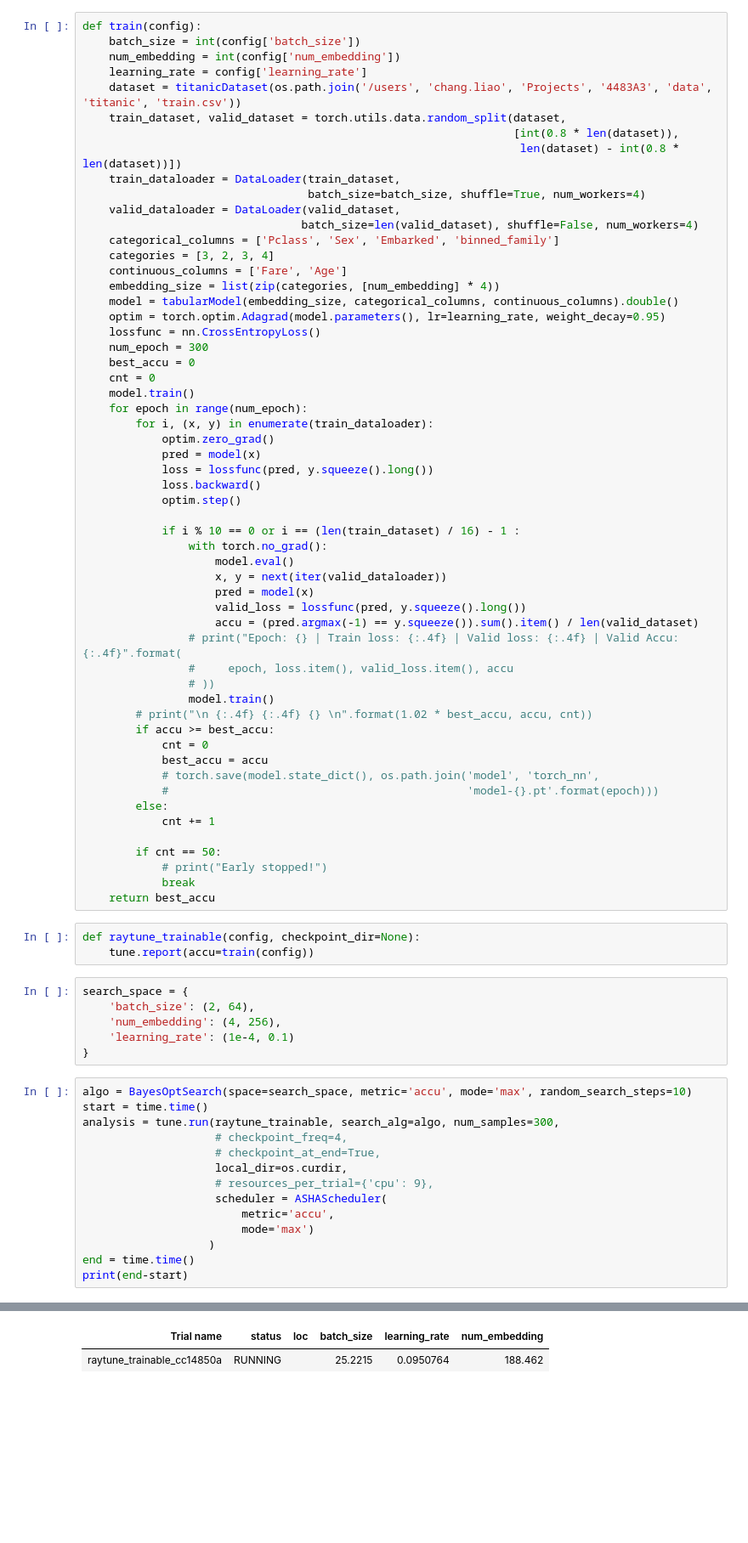
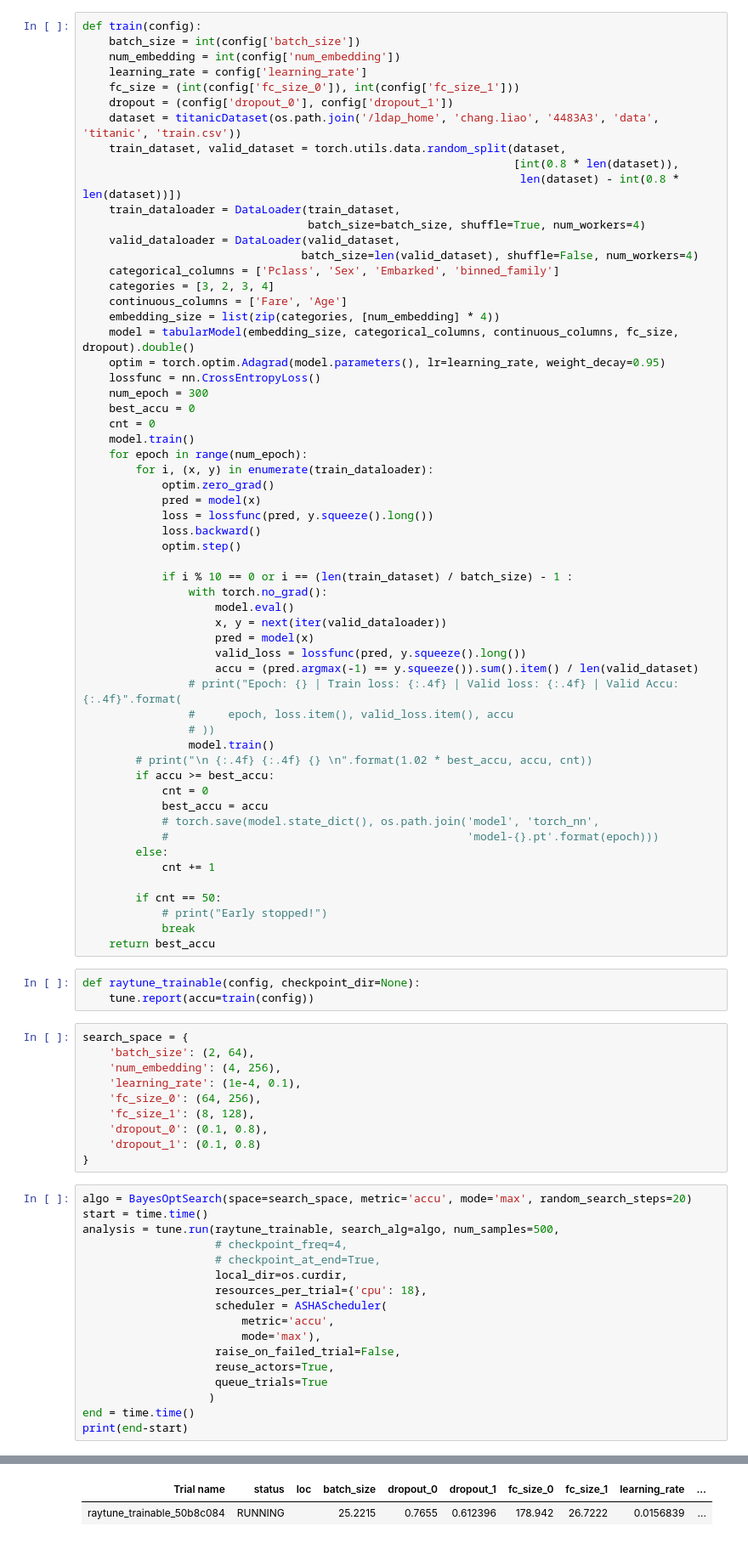
Before and after one commit to ScottLiao920/4483A3, a Jupyter notebook: tmp.ipynb, the cells around one changed output, grey strips where cells are left out. Shown at 85% size. Drawn from its saved outputs; the diff is of its cells as text; blank space fills up the shorter version.

```diff
--- a/tmp.ipynb
+++ b/tmp.ipynb
@@ -35,7 +35,9 @@ def train(config):
     batch_size = int(config['batch_size'])
     num_embedding = int(config['num_embedding'])
     learning_rate = config['learning_rate']
-    dataset = titanicDataset(os.path.join('/users', 'chang.liao', 'Projects', '4483A3', 'data', 'titanic', 'train.csv'))
+    fc_size = (int(config['fc_size_0']), int(config['fc_size_1']))
+    dropout = (config['dropout_0'], config['dropout_1'])
+    dataset = titanicDataset(os.path.join('/ldap_home', 'chang.liao', '4483A3', 'data', 'titanic', 'train.csv'))
     train_dataset, valid_dataset = torch.utils.data.random_split(dataset,
                                                                  [int(0.8 * len(dataset)),
                                                                   len(dataset) - int(0.8 * len(dataset))])
@@ -47,7 +49,7 @@ def train(config):
     categories = [3, 2, 3, 4]
     continuous_columns = ['Fare', 'Age']
     embedding_size = list(zip(categories, [num_embedding] * 4))
-    model = tabularModel(embedding_size, categorical_columns, continuous_columns).double()
+    model = tabularModel(embedding_size, categorical_columns, continuous_columns, fc_size, dropout).double()
     optim = torch.optim.Adagrad(model.parameters(), lr=learning_rate, weight_decay=0.95)
     lossfunc = nn.CrossEntropyLoss()
     num_epoch = 300
@@ -62,7 +64,7 @@ def train(config):
             loss.backward()
             optim.step()
 
-            if i % 10 == 0 or i == (len(train_dataset) / 16) - 1 :
+            if i % 10 == 0 or i == (len(train_dataset) / batch_size) - 1 :
                 with torch.no_grad():
                     model.eval()
                     x, y = next(iter(valid_dataloader))
@@ -93,19 +95,26 @@ def raytune_trainable(config, checkpoint_dir=None):
 search_space = {
     'batch_size': (2, 64),
     'num_embedding': (4, 256),
-    'learning_rate': (1e-4, 0.1)
+    'learning_rate': (1e-4, 0.1),
+    'fc_size_0': (64, 256),
+    'fc_size_1': (8, 128),
+    'dropout_0': (0.1, 0.8),
+    'dropout_1': (0.1, 0.8)
 }
 # %%
-algo = BayesOptSearch(space=search_space, metric='accu', mode='max', random_search_steps=10)
+algo = BayesOptSearch(space=search_space, metric='accu', mode='max', random_search_steps=20)
 start = time.time()
-analysis = tune.run(raytune_trainable, search_alg=algo, num_samples=300,
+analysis = tune.run(raytune_trainable, search_alg=algo, num_samples=500,
                     # checkpoint_freq=4,
                     # checkpoint_at_end=True,
                     local_dir=os.curdir,
-                    # resources_per_trial={'cpu': 9},
+                    resources_per_trial={'cpu': 18},
                     scheduler = ASHAScheduler(
                         metric='accu',
-                        mode='max')
+                        mode='max'),
+                    raise_on_failed_trial=False,
+                    reuse_actors=True,
+                    queue_trials=True
                    )
 end = time.time()
 print(end-start)
@@ -119,2 +132,2 @@ Number of trials: 1/300 (1 RUNNING)
-| Trial name | status | loc | batch_size | learning_rate | num_embedding |
-| raytune_trainable_cc14850a | RUNNING |  | 25.2215 | 0.0950764 | 188.462 |
+| Trial name | status | loc | batch_size | dropout_0 | dropout_1 | fc_size_0 | fc_size_1 | learning_rate | ... |
+| raytune_trainable_50b8c084 | RUNNING |  | 25.2215 | 0.7655 | 0.612396 | 178.942 | 26.7222 | 0.0156839 | ... |
```
Also changed, not shown: parts of 3 cells of this notebook, 5 other files.
